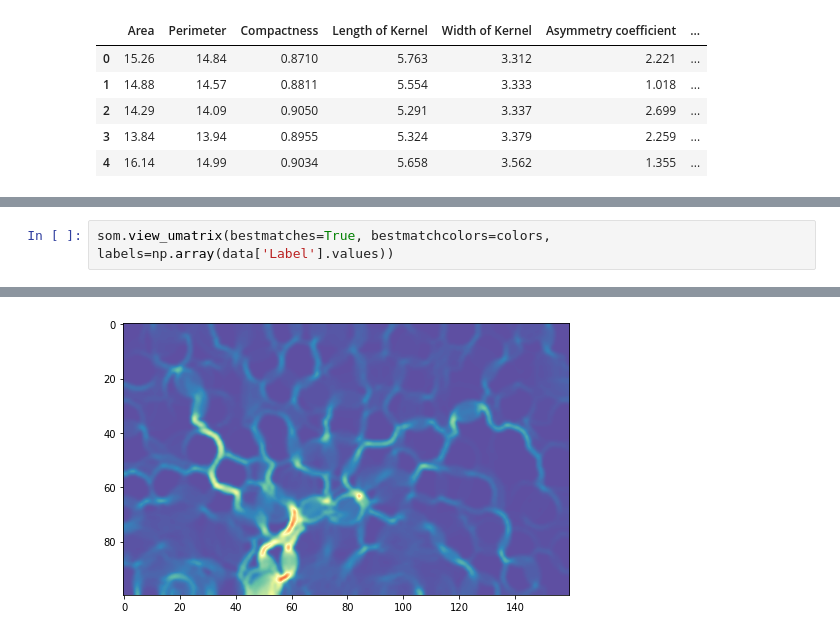
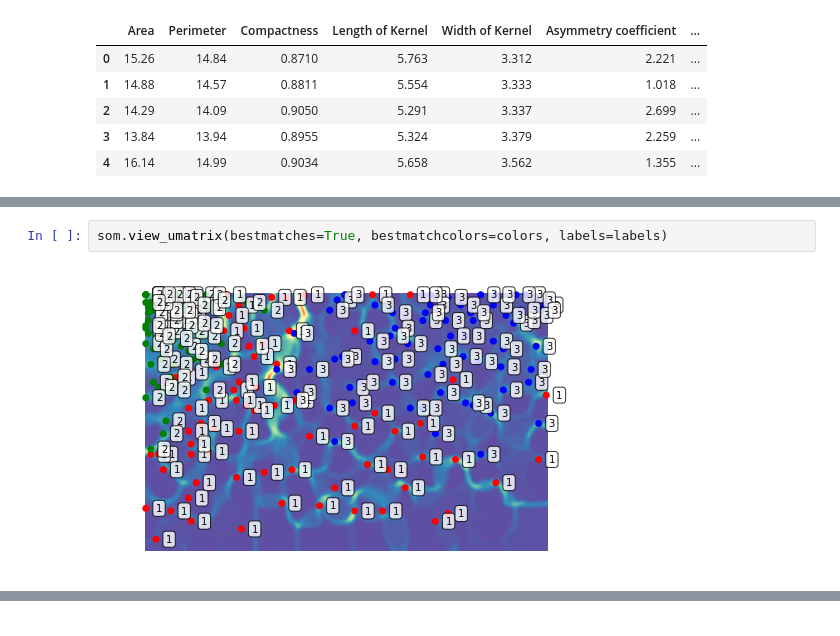
Before and after one commit to soaresdominic/ClusterAnalysis, a Jupyter notebook: SOM.ipynb, the cells around one changed output, grey strips where cells are left out. Cells and saved outputs as stored; diff of their text form.

```diff
--- a/SOM.ipynb
+++ b/SOM.ipynb
@@ -77,4 +67,5 @@ som.view_component_planes()
 <module 'matplotlib.pyplot' from '/home/mandala/.local/lib/python3.6/site-packages/matplotlib/pyplot.py'>
 # %%
-som.view_umatrix(bestmatches=True, bestmatchcolors=colors, labels=np.array(data['Label'].values))
+som.view_umatrix(bestmatches=True, bestmatchcolors=colors, labels=labels)
 # %% [output]
+[figure, new version]
@@ -82,2 +73 @@ IndexError: list index out of range
-[figure, old version]
 # %%
```
Also changed, not shown: parts of 6 cells of this notebook, 5 other files.
